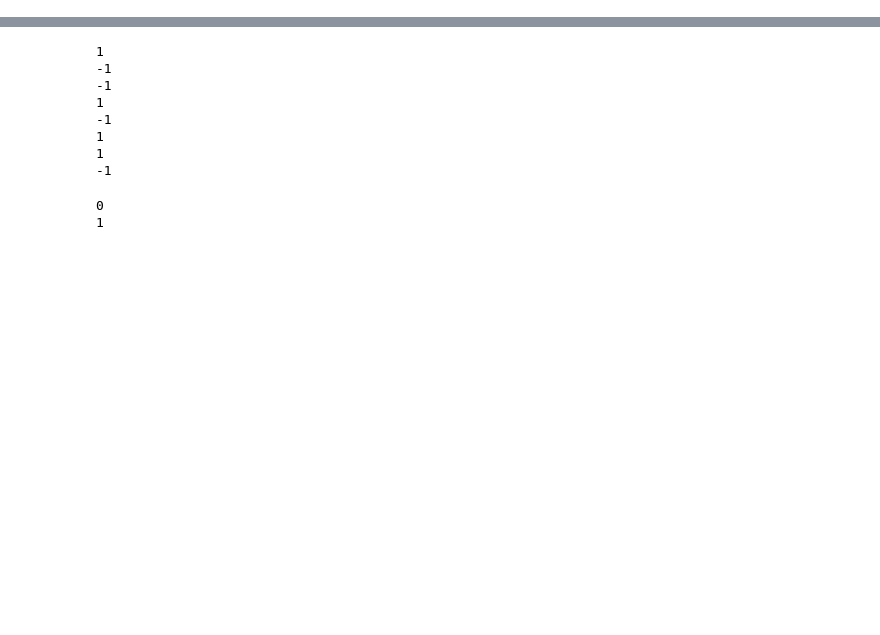
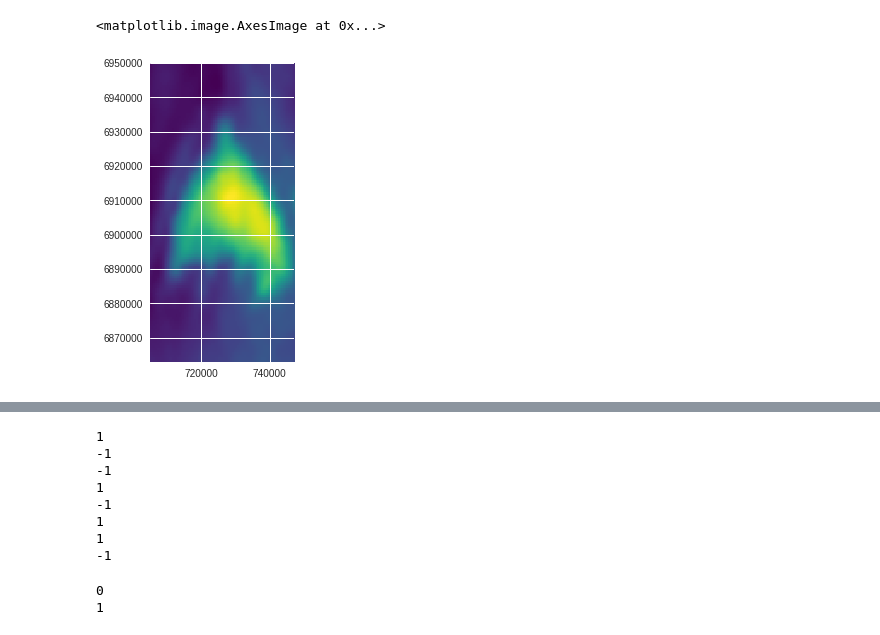
Before and after one commit to nre-aachen/gempy, a Jupyter notebook: Prototype Notebook/physics2.ipynb, the cells around one changed output, grey strips where cells are left out. Cells and saved outputs as stored; diff of their text form; code cells hidden in the pictures; blank space fills up the shorter version.

```diff
--- a/Prototype Notebook/physics2.ipynb
+++ b/Prototype Notebook/physics2.ipynb
@@ -0,0 +49,2 @@
+# %%
+grav_real = pn.read_csv('Sst_grav_500.xyz', header=None, names = ['X', 'Y', 'N', 'G'], delim_whitespace=True)
@@ -0,0 +112,5 @@
+# %%
+plt.imshow(grav_real['G'].reshape(125,85), extent=[7.050000e+05,747000,6863000,6950000], origin='lower', cmap='viridis')
+# %% [output]
+<matplotlib.image.AxesImage at 0x...>
+[figure, added]
```
Also changed, not shown: parts of 20 cells of this notebook, 8 other files.
